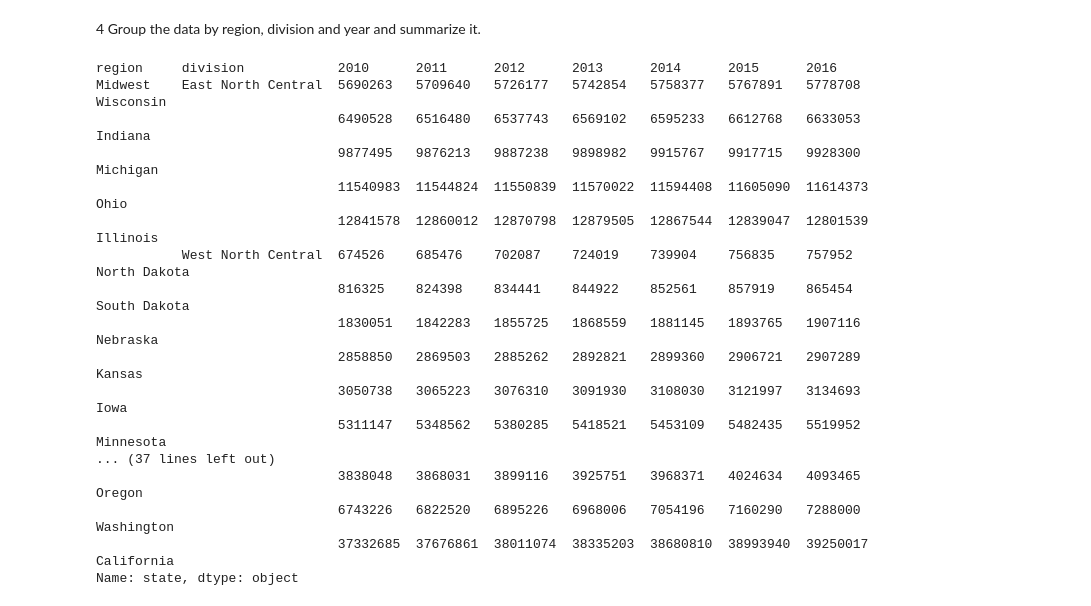
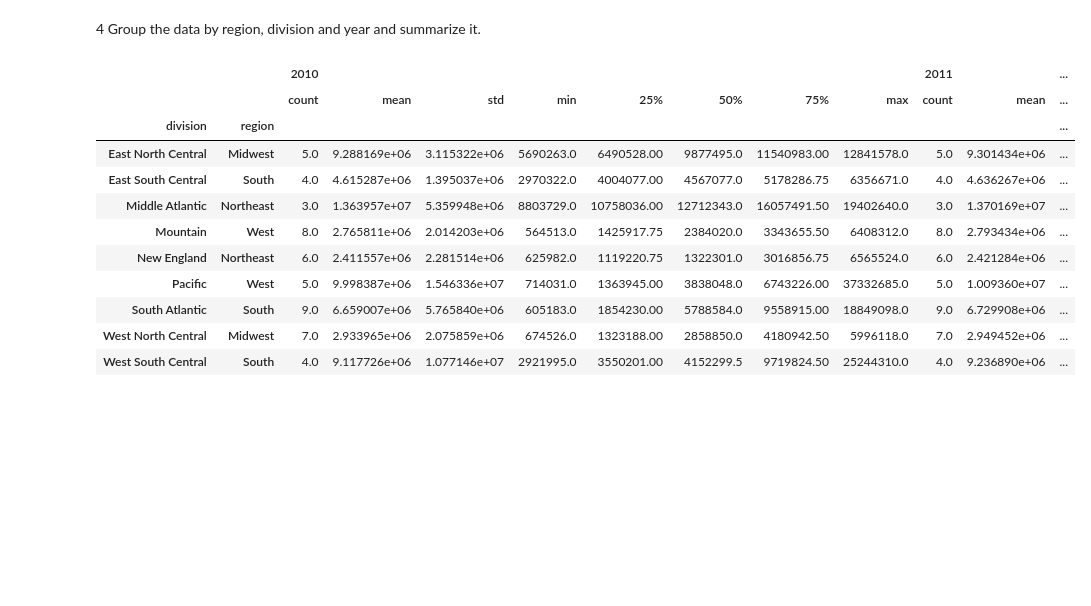
Before and after one commit to AlexBB999/THINK, a Jupyter notebook: NYC_Flights.ipynb, the cells around one changed output. Saved outputs shown, nothing was run; the diff lists cells and outputs as text; code cells hidden in the pictures; blank space fills up the shorter version.

```diff
--- a/NYC_Flights.ipynb
+++ b/NYC_Flights.ipynb
@@ -224,20 +105,15 @@ Name: state, dtype: object
-# %%
-df_census.groupby(['region',"division","2010","2011","2012","2013","2014","2015","2016"])["state"].sum()
-# %% [output]
-region     division            2010      2011      2012      2013      2014      2015      2016
-Midwest    East North Central  5690263   5709640   5726177   5742854   5758377   5767891   5778708                Wisconsin
-                               6490528   6516480   6537743   6569102   6595233   6612768   6633053                  Indiana
-                               9877495   9876213   9887238   9898982   9915767   9917715   9928300                 Michigan
-                               11540983  11544824  11550839  11570022  11594408  11605090  11614373                    Ohio
-                               12841578  12860012  12870798  12879505  12867544  12839047  12801539                Illinois
-           West North Central  674526    685476    702087    724019    739904    756835    757952              North Dakota
-                               816325    824398    834441    844922    852561    857919    865454              South Dakota
-                               1830051   1842283   1855725   1868559   1881145   1893765   1907116                 Nebraska
-                               2858850   2869503   2885262   2892821   2899360   2906721   2907289                   Kansas
-                               3050738   3065223   3076310   3091930   3108030   3121997   3134693                     Iowa
-                               5311147   5348562   5380285   5418521   5453109   5482435   5519952                Minnesota
-... (37 lines left out)
-                               3838048   3868031   3899116   3925751   3968371   4024634   4093465                   Oregon
-                               6743226   6822520   6895226   6968006   7054196   7160290   7288000               Washington
-                               37332685  37676861  38011074  38335203  38680810  38993940  39250017              California
-Name: state, dtype: object
+# %%
+df_census.groupby(["division",'region']).describe()
+# %% [output]
+|  |  | 2010 |  |  |  |  |  |  |  | 2011 |  | ... |
+|  |  | count | mean | std | min | 25% | 50% | 75% | max | count | mean | ... |
+| division | region |  |  |  |  |  |  |  |  |  |  | ... |
+| East North Central | Midwest | 5.0 | 9.288169e+06 | 3.115322e+06 | 5690263.0 | 6490528.00 | 9877495.0 | 11540983.00 | 12841578.0 | 5.0 | 9.301434e+06 | ... |
+| East South Central | South | 4.0 | 4.615287e+06 | 1.395037e+06 | 2970322.0 | 4004077.00 | 4567077.0 | 5178286.75 | 6356671.0 | 4.0 | 4.636267e+06 | ... |
+| Middle Atlantic | Northeast | 3.0 | 1.363957e+07 | 5.359948e+06 | 8803729.0 | 10758036.00 | 12712343.0 | 16057491.50 | 19402640.0 | 3.0 | 1.370169e+07 | ... |
+| Mountain | West | 8.0 | 2.765811e+06 | 2.014203e+06 | 564513.0 | 1425917.75 | 2384020.0 | 3343655.50 | 6408312.0 | 8.0 | 2.793434e+06 | ... |
+| New England | Northeast | 6.0 | 2.411557e+06 | 2.281514e+06 | 625982.0 | 1119220.75 | 1322301.0 | 3016856.75 | 6565524.0 | 6.0 | 2.421284e+06 | ... |
+| Pacific | West | 5.0 | 9.998387e+06 | 1.546336e+07 | 714031.0 | 1363945.00 | 3838048.0 | 6743226.00 | 37332685.0 | 5.0 | 1.009360e+07 | ... |
+| South Atlantic | South | 9.0 | 6.659007e+06 | 5.765840e+06 | 605183.0 | 1854230.00 | 5788584.0 | 9558915.00 | 18849098.0 | 9.0 | 6.729908e+06 | ... |
+| West North Central | Midwest | 7.0 | 2.933965e+06 | 2.075859e+06 | 674526.0 | 1323188.00 | 2858850.0 | 4180942.50 | 5996118.0 | 7.0 | 2.949452e+06 | ... |
+| West South Central | South | 4.0 | 9.117726e+06 | 1.077146e+07 | 2921995.0 | 3550201.00 | 4152299.5 | 9719824.50 | 25244310.0 | 4.0 | 9.236890e+06 | ... |
```
Also changed, not shown: parts of 24 cells of this notebook.
